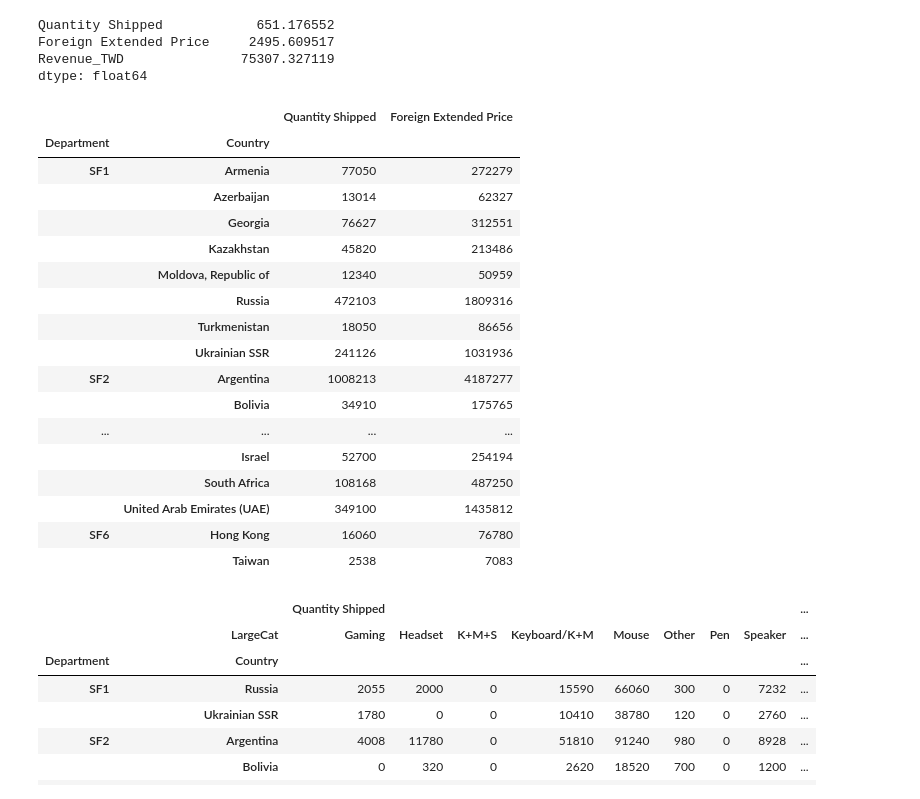
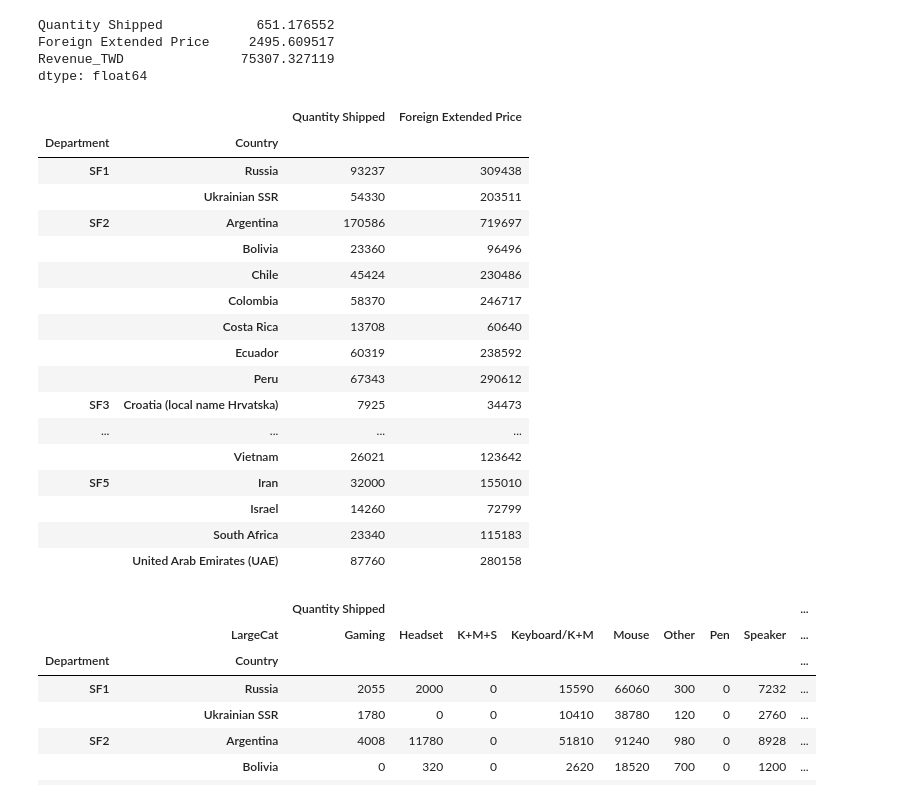
Before and after one commit to ricky4235/Python, a Jupyter notebook: 2_DataAnalysis/IPNB/T1_GeniusData.ipynb, the cells around one changed output. Saved outputs shown, nothing was run; the diff lists cells and outputs as text; code cells hidden in the pictures.

```diff
--- a/2_DataAnalysis/IPNB/T1_GeniusData.ipynb
+++ b/2_DataAnalysis/IPNB/T1_GeniusData.ipynb
@@ -164,26 +164,26 @@ Revenue_TWD               75307.327119
 dtype: float64
 # %%
 # groupby方法，順序是：WHERE.groupby[SELECT].聚合函數
-df[ (df['Year']==2019) ].groupby(by = ['Department','Country'])[['Quantity Shipped', 'Foreign Extended Price']].sum().astype(int)
+df[ (df['Year']==2020) ].groupby(by = ['Department','Country'])[['Quantity Shipped', 'Foreign Extended Price']].sum().astype(int)
 # %% [output]
 |  |  | Quantity Shipped | Foreign Extended Price |
 | Department | Country |  |  |
-| SF1 | Armenia | 77050 | 272279 |
-|  | Azerbaijan | 13014 | 62327 |
-|  | Georgia | 76627 | 312551 |
-|  | Kazakhstan | 45820 | 213486 |
-|  | Moldova, Republic of | 12340 | 50959 |
-|  | Russia | 472103 | 1809316 |
-|  | Turkmenistan | 18050 | 86656 |
-|  | Ukrainian SSR | 241126 | 1031936 |
-| SF2 | Argentina | 1008213 | 4187277 |
-|  | Bolivia | 34910 | 175765 |
+| SF1 | Russia | 93237 | 309438 |
+|  | Ukrainian SSR | 54330 | 203511 |
+| SF2 | Argentina | 170586 | 719697 |
+|  | Bolivia | 23360 | 96496 |
+|  | Chile | 45424 | 230486 |
+|  | Colombia | 58370 | 246717 |
+|  | Costa Rica | 13708 | 60640 |
+|  | Ecuador | 60319 | 238592 |
+|  | Peru | 67343 | 290612 |
+| SF3 | Croatia (local name Hrvatska) | 7925 | 34473 |
 | ... | ... | ... | ... |
-|  | Israel | 52700 | 254194 |
-|  | South Africa | 108168 | 487250 |
-|  | United Arab Emirates (UAE) | 349100 | 1435812 |
-| SF6 | Hong Kong | 16060 | 76780 |
-|  | Taiwan | 2538 | 7083 |
+|  | Vietnam | 26021 | 123642 |
+| SF5 | Iran | 32000 | 155010 |
+|  | Israel | 14260 | 72799 |
+|  | South Africa | 23340 | 115183 |
+|  | United Arab Emirates (UAE) | 87760 | 280158 |
 # %%
 df[ (df['Year']==2020) ].pivot_table(    #前面可以加篩選(excel樞紐的左上)
                columns = ['LargeCat'],   #欄變數(excel樞紐的右上)
```
Also changed, not shown: parts of 1 cell of this notebook, 2 other files.
